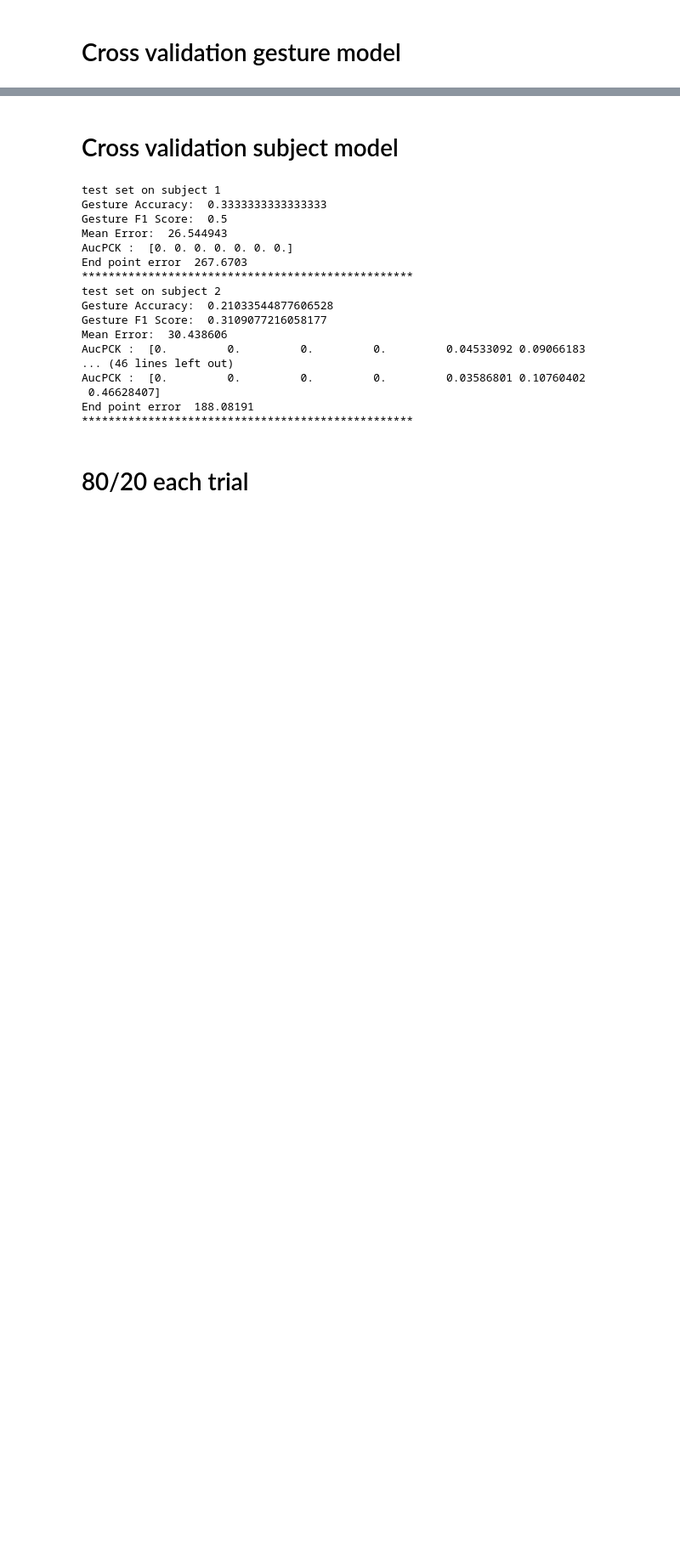
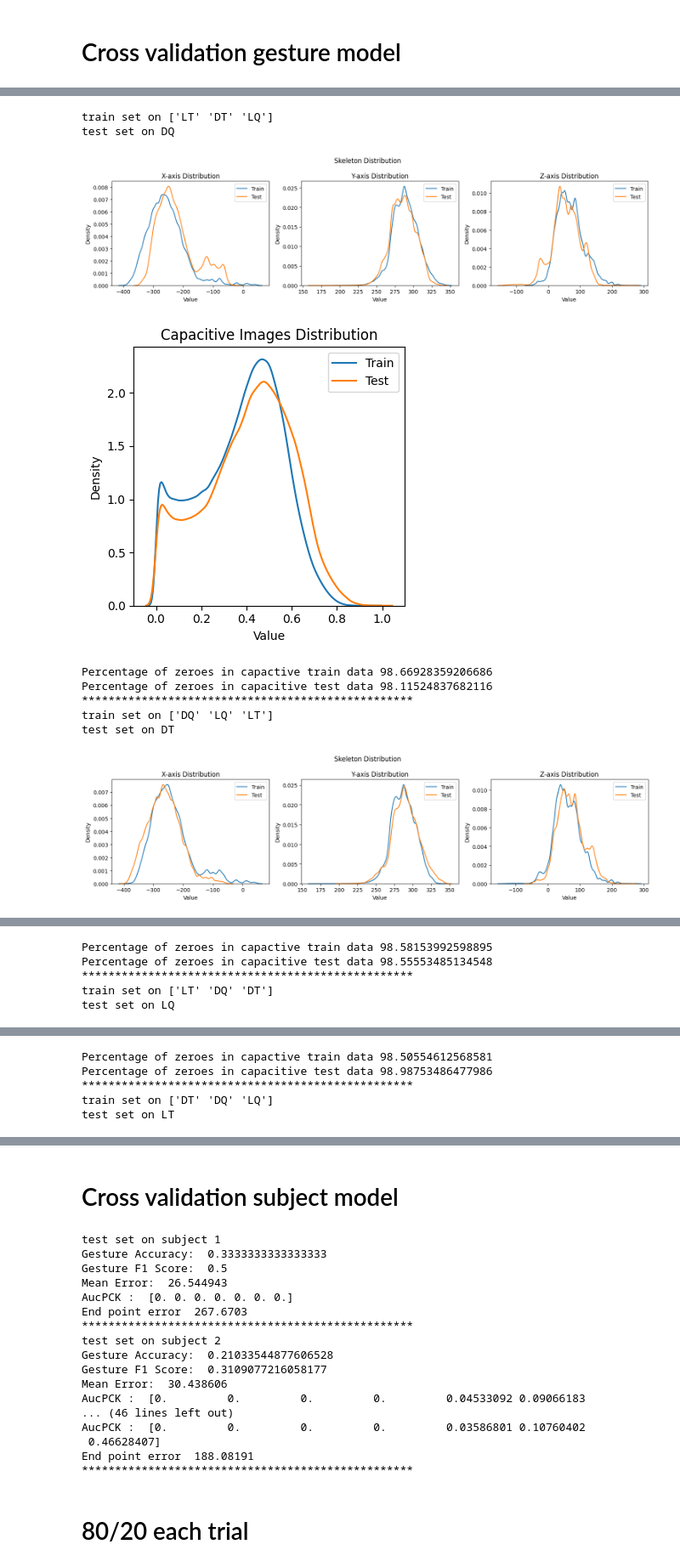
Before and after one commit to yawwam/ChiliSummerProject, a Jupyter notebook: src/model_eval.ipynb, the cells around one changed output, grey strips where cells are left out. Shown: that part at 85% size. Cells and saved outputs as stored; diff of their text form; code cells hidden in the pictures; blank space fills up the shorter version.

```diff
--- a/src/model_eval.ipynb
+++ b/src/model_eval.ipynb
@@ -84,3 +84,9 @@ True
 | 2 | 1.679995e+12 | [[-236.0, 307.0, 163.0], [-234.0,... | 72 | 41 | 1 | DQ | 1 | 2803 | [[0.0, 0.0, 0.0, 0.0, 0.0, 0.0, 0... |
 | 3 | 1.679995e+12 | [[-235.0, 307.0, 163.0], [-234.0,... | 72 | 41 | 1 | DQ | 1 | 2803 | [[0.0, 0.0, 0.0, 0.0, 0.0, 0.0, 0... |
 | 4 | 1.679995e+12 | [[-235.0, 306.0, 162.0], [-234.0,... | 72 | 41 | 1 | DQ | 1 | 2803 | [[0.0, 0.0, 0.0, 0.0, 0.0, 0.0, 0... |
+# %%
+def max_end_point_error(y_true,y_pred) :
+    distances = tf.sqrt(tf.reduce_sum(tf.square(y_true - y_pred), axis=0))
+    print(distances.shape)
+    max_index = tf.math.top_k(distances,k=10)
+    return max_index
@@ -87,12 +160,7 @@ True
 # %% [markdown]
 # Cross validation gesture model
 # %%
-def max_end_point_error(y_true,y_pred) :
-    distances = tf.sqrt(tf.reduce_sum(tf.square(y_true - y_pred), axis=0))
-    print(distances.shape)
-    max_index = tf.math.top_k(distances,k=5)
-    return max_index
-
+joints = []
 for g in chili_data.gesture.unique() :
     model = load_model(chili_models+'/crossGesture/crossmulti_beta0.2_'+str(g)+'.h5',compile=False)
     print('test set on '+g)
@@ -113,8 +181,13 @@ for g in chili_data.gesture.unique() :
     print("Mean Error: ",skeleton_error)
     print("AucPCK : ", auc)
     print("End point error ", epe)
-    print("Top 5 joint index with largest epe : ", epe_max.values.numpy(),epe_max.indices.numpy())
+    print("Top joint index with largest epe : ", epe_max.values.numpy(),epe_max.indices.numpy())
+    joints+= list(epe_max.indices.numpy())
     print('*'*50)
+
+worst = {skeleton.columns[x[0]] : x[1] for x in zip(np.unique(joints,return_counts=True)[0],np.unique(joints,return_counts=True)[1])}
+print('Worst joints : ')
+print(worst)
 # %% [output]
 test set on DQ
 (63,)
@@ -202,0 +209,23 @@ Percentage of zeroes in capacitive test data for LT:  98.68305648949432
+# %%
+for g in chili_data.gesture.unique() :
+    train = shuffle(chili_data[chili_data.gesture!=g].copy(),random_state=42)
+    test = shuffle(chili_data[chili_data.gesture==g].copy(),random_state=42)
+    print('train set on '+str(train.gesture.unique()))
+    print('test set on '+g)
+    train.gesture = pd.Categorical(train.gesture, categories=chili_data.gesture.unique())
+    test.gesture = pd.Categorical(test.gesture, categories=chili_data.gesture.unique())
+    X_train, y_train_skeleton, y_train_gesture = data_multiload(train)
+    X_test, y_test_skeleton, y_test_gesture = data_multiload(test)
+    plot_skel_cap_distribs(y_train_skeleton,y_test_skeleton,X_train,X_test)
+    print('*'*50   )
+# %% [output]
+train set on ['LT' 'DT' 'LQ']
+test set on DQ
+[figure, added]
+[figure, added]
+Percentage of zeroes in capactive train data 98.66928359206686
+Percentage of zeroes in capacitive test data 98.11524837682116
+**************************************************
+train set on ['DQ' 'LQ' 'LT']
+test set on DT
+[figure, added]
@@ -202,0 +233,5 @@ Percentage of zeroes in capacitive test data for LT:  98.68305648949432
+Percentage of zeroes in capactive train data 98.58153992598895
+Percentage of zeroes in capacitive test data 98.55553485134548
+**************************************************
+train set on ['LT' 'DQ' 'DT']
+test set on LQ
@@ -202,0 +240,5 @@ Percentage of zeroes in capacitive test data for LT:  98.68305648949432
+Percentage of zeroes in capactive train data 98.50554612568581
+Percentage of zeroes in capacitive test data 98.98753486477986
+**************************************************
+train set on ['DT' 'DQ' 'LQ']
+test set on LT
```
Also changed, not shown: parts of 10 cells of this notebook, 1 other file.
